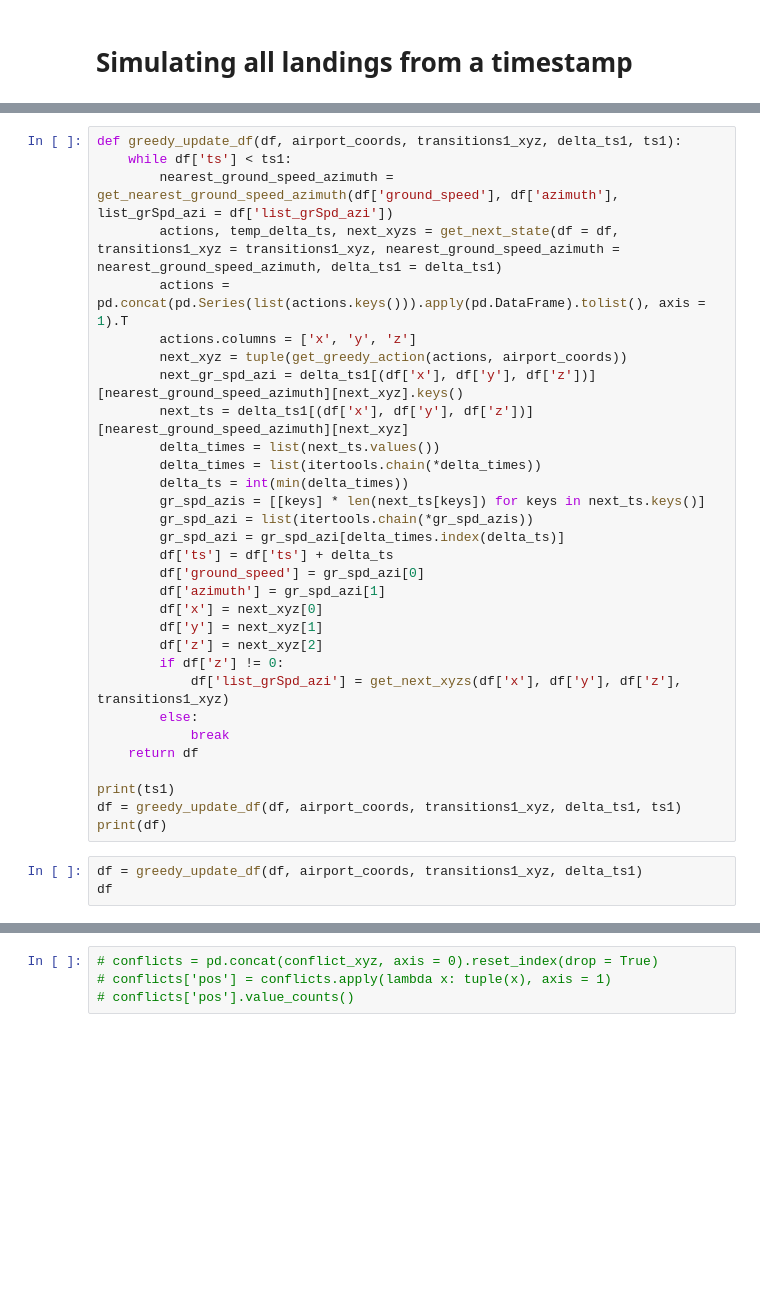
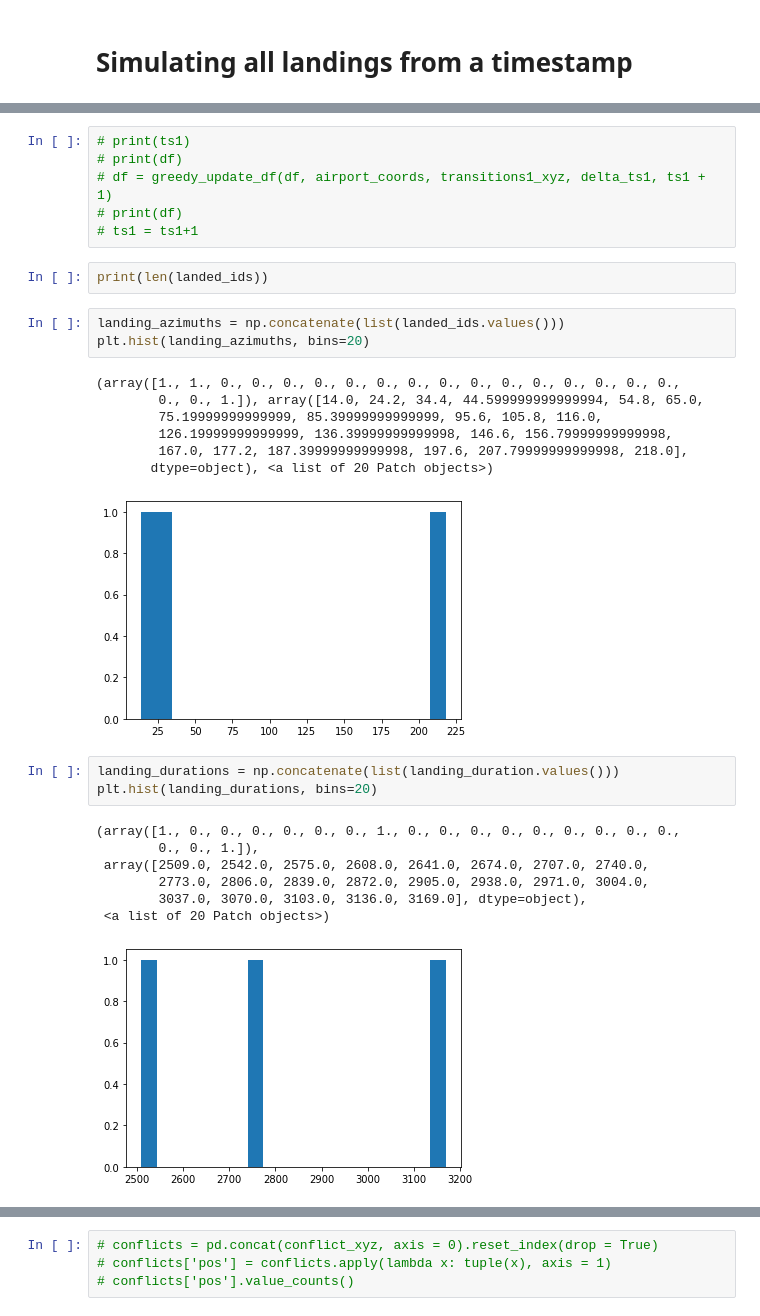
Before and after one commit to SNaveenMathew/flight-dqn, a Jupyter notebook: simulation_transition_xyz.ipynb, the cells around one changed output, grey strips where cells are left out. Saved outputs shown, nothing was run; the diff lists cells and outputs as text; blank space fills up the shorter version.

```diff
--- a/simulation_transition_xyz.ipynb
+++ b/simulation_transition_xyz.ipynb
@@ -233,34 +107,0 @@ df
-# %%
-def greedy_update_df(df, airport_coords, transitions1_xyz, delta_ts1, ts1):
-    while df['ts'] < ts1:
-        nearest_ground_speed_azimuth = get_nearest_ground_speed_azimuth(df['ground_speed'], df['azimuth'], list_grSpd_azi = df['list_grSpd_azi'])
-        actions, temp_delta_ts, next_xyzs = get_next_state(df = df, transitions1_xyz = transitions1_xyz, nearest_ground_speed_azimuth = nearest_ground_speed_azimuth, delta_ts1 = delta_ts1)
-        actions = pd.concat(pd.Series(list(actions.keys())).apply(pd.DataFrame).tolist(), axis = 1).T
-        actions.columns = ['x', 'y', 'z']
-        next_xyz = tuple(get_greedy_action(actions, airport_coords))
-        next_gr_spd_azi = delta_ts1[(df['x'], df['y'], df['z'])][nearest_ground_speed_azimuth][next_xyz].keys()
-        next_ts = delta_ts1[(df['x'], df['y'], df['z'])][nearest_ground_speed_azimuth][next_xyz]
-        delta_times = list(next_ts.values())
-        delta_times = list(itertools.chain(*delta_times))
-        delta_ts = int(min(delta_times))
-        gr_spd_azis = [[keys] * len(next_ts[keys]) for keys in next_ts.keys()]
-        gr_spd_azi = list(itertools.chain(*gr_spd_azis))
-        gr_spd_azi = gr_spd_azi[delta_times.index(delta_ts)]
-        df['ts'] = df['ts'] + delta_ts
-        df['ground_speed'] = gr_spd_azi[0]
-        df['azimuth'] = gr_spd_azi[1]
-        df['x'] = next_xyz[0]
-        df['y'] = next_xyz[1]
-        df['z'] = next_xyz[2]
-        if df['z'] != 0:
-            df['list_grSpd_azi'] = get_next_xyzs(df['x'], df['y'], df['z'], transitions1_xyz)
-        else:
-            break
-    return df
-
-print(ts1)
-df = greedy_update_df(df, airport_coords, transitions1_xyz, delta_ts1, ts1)
-print(df)
-# %%
-df = greedy_update_df(df, airport_coords, transitions1_xyz, delta_ts1)
-df
@@ -311,0 +520,30 @@ last_known_landing_df.head()
+# %%
+# print(ts1)
+# print(df)
+# df = greedy_update_df(df, airport_coords, transitions1_xyz, delta_ts1, ts1 + 1)
+# print(df)
+# ts1 = ts1+1
+# %%
+print(len(landed_ids))
+# %%
+landing_azimuths = np.concatenate(list(landed_ids.values()))
+plt.hist(landing_azimuths, bins=20)
+# %% [output]
+(array([1., 1., 0., 0., 0., 0., 0., 0., 0., 0., 0., 0., 0., 0., 0., 0., 0.,
+        0., 0., 1.]), array([14.0, 24.2, 34.4, 44.599999999999994, 54.8, 65.0,
+        75.19999999999999, 85.39999999999999, 95.6, 105.8, 116.0,
+        126.19999999999999, 136.39999999999998, 146.6, 156.79999999999998,
+        167.0, 177.2, 187.39999999999998, 197.6, 207.79999999999998, 218.0],
+       dtype=object), <a list of 20 Patch objects>)
+[figure, added]
+# %%
+landing_durations = np.concatenate(list(landing_duration.values()))
+plt.hist(landing_durations, bins=20)
+# %% [output]
+(array([1., 0., 0., 0., 0., 0., 0., 1., 0., 0., 0., 0., 0., 0., 0., 0., 0.,
+        0., 0., 1.]),
+ array([2509.0, 2542.0, 2575.0, 2608.0, 2641.0, 2674.0, 2707.0, 2740.0,
+        2773.0, 2806.0, 2839.0, 2872.0, 2905.0, 2938.0, 2971.0, 3004.0,
+        3037.0, 3070.0, 3103.0, 3136.0, 3169.0], dtype=object),
+ <a list of 20 Patch objects>)
+[figure, added]
```
Also changed, not shown: parts of 49 cells of this notebook, 3 other files.
